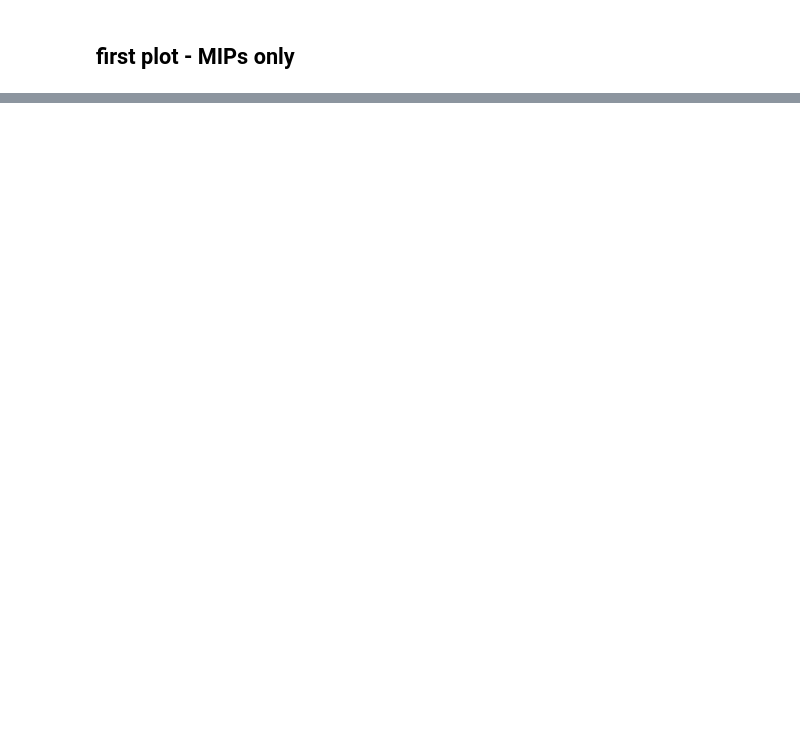
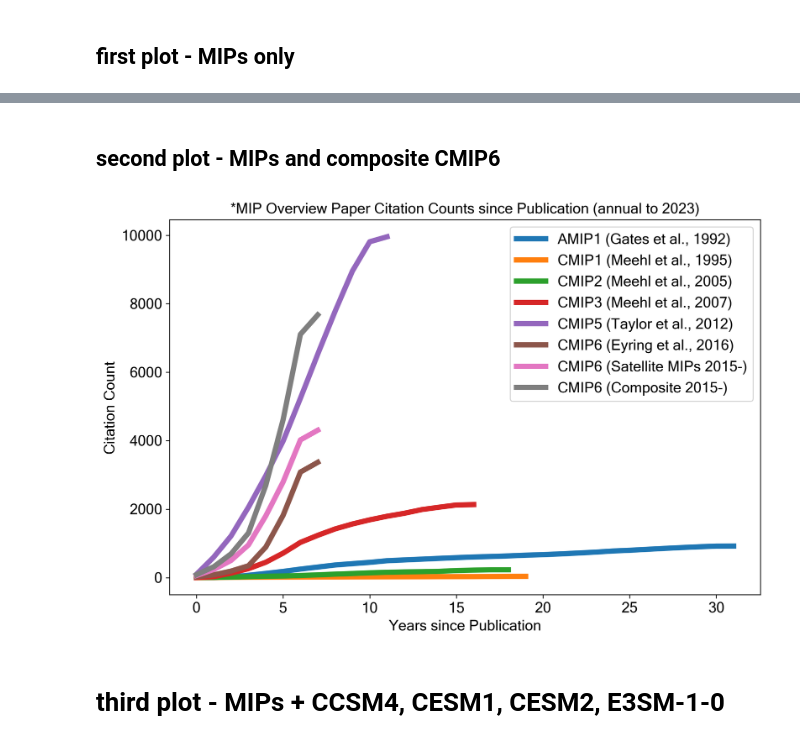
Before and after one commit to durack1/MIPPlots, a Jupyter notebook: CMIPCitationImpact.ipynb, the cells around one changed output, grey strips where cells are left out. Saved outputs shown, nothing was run; the diff lists cells and outputs as text; code cells hidden in the pictures; blank space fills up the shorter version.

Commit message:
further updates - composite CMIP6

```diff
--- a/CMIPCitationImpact.ipynb
+++ b/CMIPCitationImpact.ipynb
@@ -223,0 +289,53 @@ fig.savefig("_".join([timeFormat,"CMIPOverviewPaperCitations-Counts-2.png"]))
+# %% [markdown]
+## second plot - MIPs and composite CMIP6
+# %%
+# Generate composite CMIP6
+cmip6Comp = np.nansum([aerchemmip, c4mip, cfmip, cordex, damip, dcpp, dynvarmip, fafmip, geomip6, gmmip,
+                       highresmip, ismip6, ls3mip, lumip, omip1, omip2, pamip, pmip4, rfmip, scenariomip,
+                       simip, viacsab, volmip, zecmip], 0)
+cmip6Compa = copy.deepcopy(pad)
+cmip6Compa[:len(cmip6Comp)] = cmip6Comp
+cmip6Comp = cmip6Compa
+del(cmip6Compa)
+cmip6CompA = np.nansum([cmip6, cmip6Comp], 0)
+cmip6CompA = np.where(cmip6CompA == 0., np.nan, cmip6CompA)
+
+# set inputs
+x = np.arange(len(labels))  # label locations
+width = 0.25  # width of the bars
+fontsize = 14
+lineWidth = 5
+fontName = "Microsoft Sans Serif"
+
+# initialize canvas
+fig, ax = plt.subplots(figsize=(9, 6), dpi=300)
+
+# plot from year 1
+line1 = plt.plot(yrSincePublication, np.cumsum(amip1), linewidth=lineWidth, label="AMIP1 (Gates et al., 1992)")
+line2 = plt.plot(yrSincePublication, np.cumsum(cmip1), linewidth=lineWidth, label="CMIP1 (Meehl et al., 1995)")
+line3 = plt.plot(yrSincePublication, np.cumsum(cmip2), linewidth=lineWidth, label="CMIP2 (Meehl et al., 2005)")
+line4 = plt.plot(yrSincePublication, np.cumsum(cmip3), linewidth=lineWidth, label="CMIP3 (Meehl et al., 2007)")
+line5 = plt.plot(yrSincePublication, np.cumsum(cmip5), linewidth=lineWidth, label="CMIP5 (Taylor et al., 2012)")
+line6 = plt.plot(yrSincePublication, np.cumsum(cmip6), linewidth=lineWidth, label="CMIP6 (Eyring et al., 2016)")
+line7 = plt.plot(yrSincePublication, np.cumsum(cmip6Comp), linewidth=lineWidth, label="CMIP6 (Satellite MIPs 2015-)")
+line8 = plt.plot(yrSincePublication, np.cumsum(cmip6CompA), linewidth=lineWidth, label="CMIP6 (Composite 2015-)")
+
+# pretty things up - add text for labels, title and custom x-axis tick labels, etc.
+ax.set_title('*MIP Overview Paper Citation Counts since Publication (annual to 2023)',
+             fontname=fontName, fontsize=fontsize)
+ax.set_ylabel('Citation Count', fontname=fontName, fontsize=fontsize)
+plt.yticks(fontname=fontName, fontsize=fontsize)
+ax.set_xlabel("Years since Publication", fontname=fontName, fontsize=fontsize)
+plt.xticks(fontname=fontName, fontsize=fontsize)
+ax.legend(prop={"family": fontName, "size": fontsize})
+
+# fill canvas
+fig.tight_layout()
+
+# display, save and close
+plt.show()
+fig.savefig("_".join([timeFormat, "CMIPOverviewPaperCitations-Counts-2.png"]))
+# %% [output]
+[figure, added]
+# %% [markdown]
+# third plot - MIPs + CCSM4, CESM1, CESM2, E3SM-1-0
```
Also changed, not shown: parts of 8 cells of this notebook, 1 other file.
